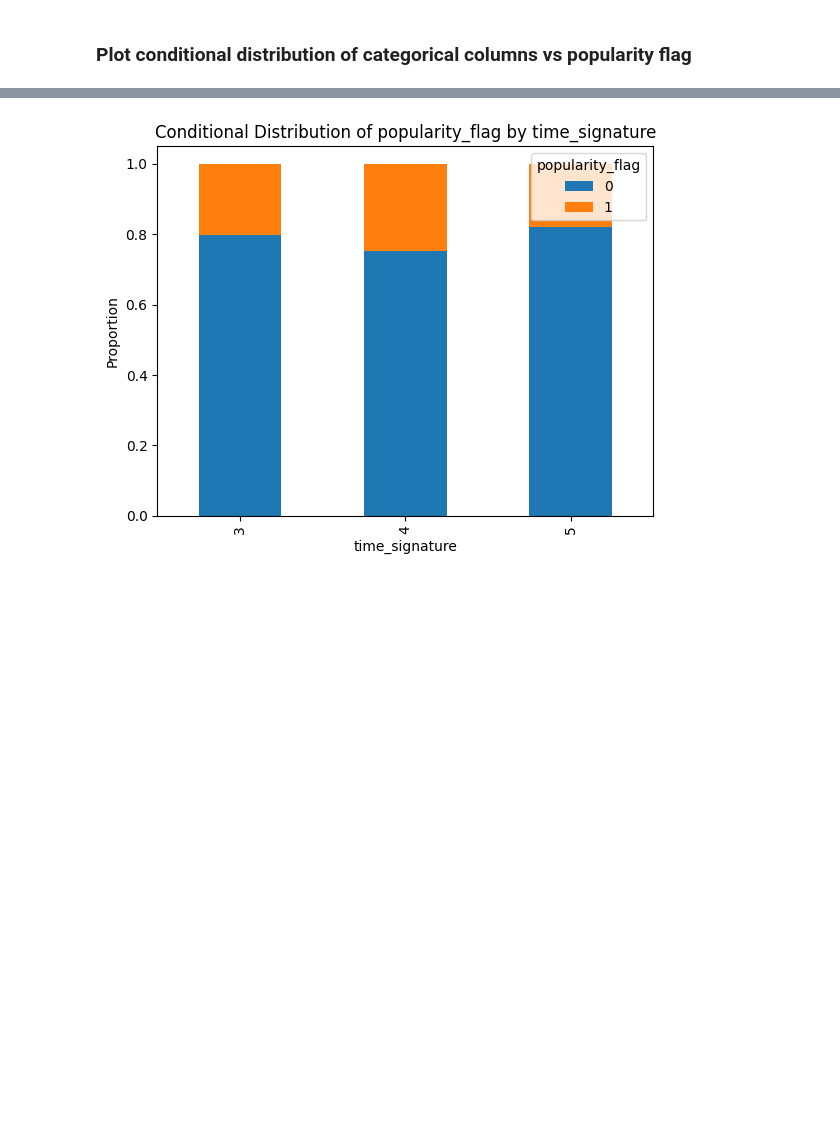
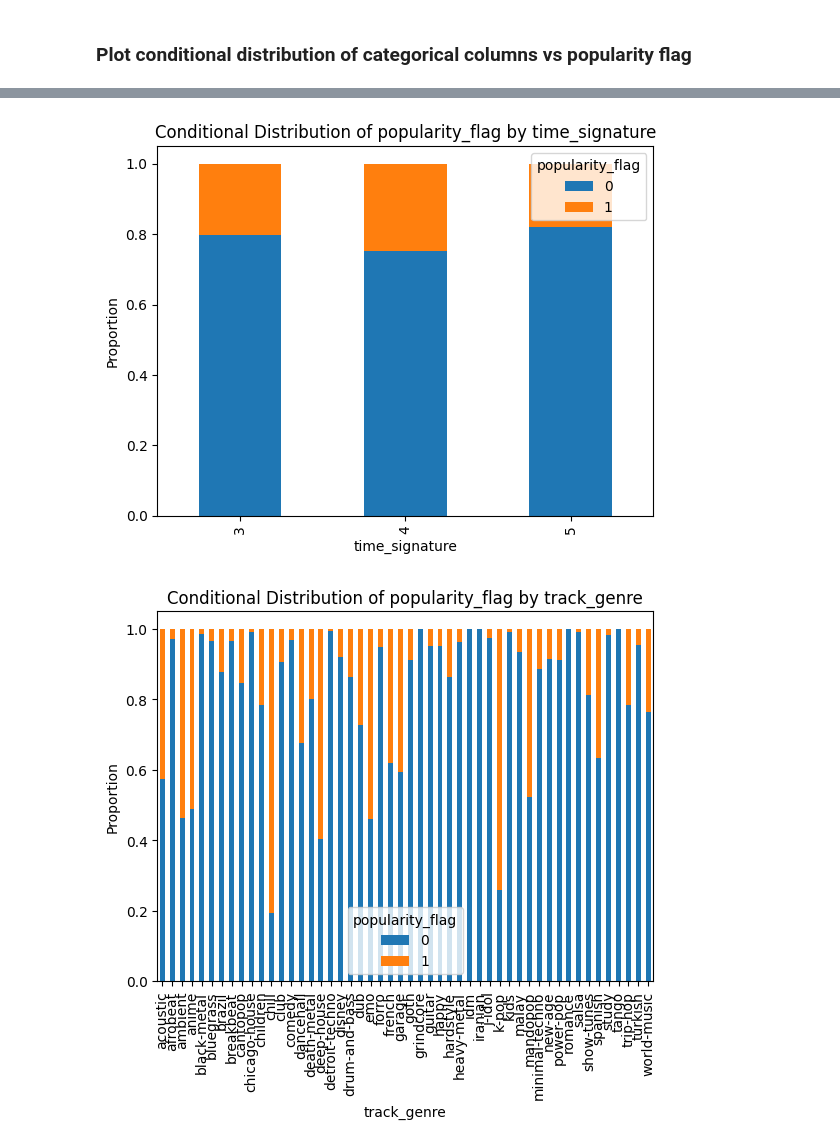
Before and after one commit to diivien/Music-Popularity-Prediction, a Jupyter notebook: Exploratory Data Analysis.ipynb, the cells around one changed output, grey strips where cells are left out. Drawn from its saved outputs; the diff is of its cells as text; code cells hidden in the pictures; blank space fills up the shorter version.

```diff
--- a/Exploratory Data Analysis.ipynb
+++ b/Exploratory Data Analysis.ipynb
@@ -213,18 +218,23 @@ plot_data(df)
 # %%
 def plot_conditional_distribution(df, cat_columns):
     for cat_col in cat_columns:
-        df_grouped = df.groupby(cat_col)['popularity_flag'].value_counts(normalize=True).unstack()
+        if cat_col == 'track_genre':
+            top_10_genres = df[cat_col].value_counts().nlargest(50).index
+            df_grouped = df[df[cat_col].isin(top_10_genres)].groupby(cat_col)['popularity_flag'].value_counts(normalize=True).unstack()
+        else:
+            df_grouped = df.groupby(cat_col)['popularity_flag'].value_counts(normalize=True).unstack()
         df_grouped.plot(kind='bar', stacked=True)
         plt.xlabel(cat_col)
         plt.ylabel('Proportion')
         plt.title(f'Conditional Distribution of popularity_flag by {cat_col}')
         plt.show()
 # %%
-cat_features = ['explicit','key','mode','time_signature']
+cat_features = ['explicit','key','mode','time_signature','track_genre']
 
 plot_conditional_distribution(df,cat_features)
 # %% [output]
 [figure]
 [figure]
 [figure]
 [figure]
+[figure, added]
```
Also changed, not shown: parts of 3 cells of this notebook.
